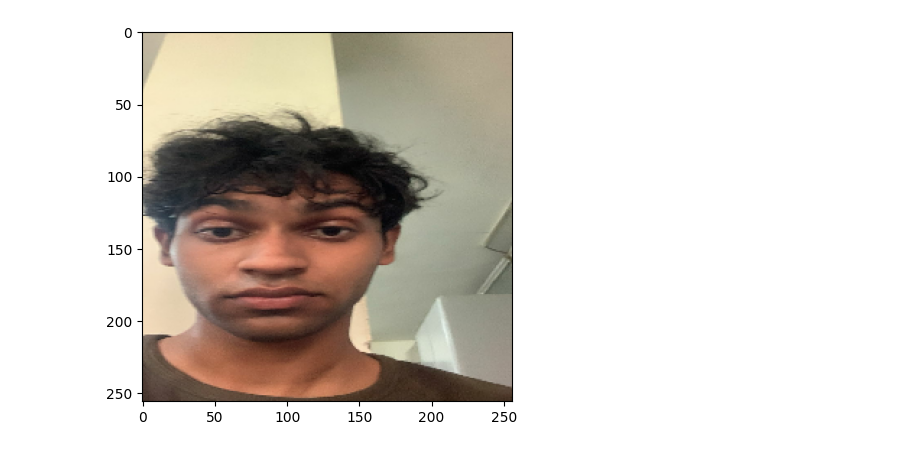
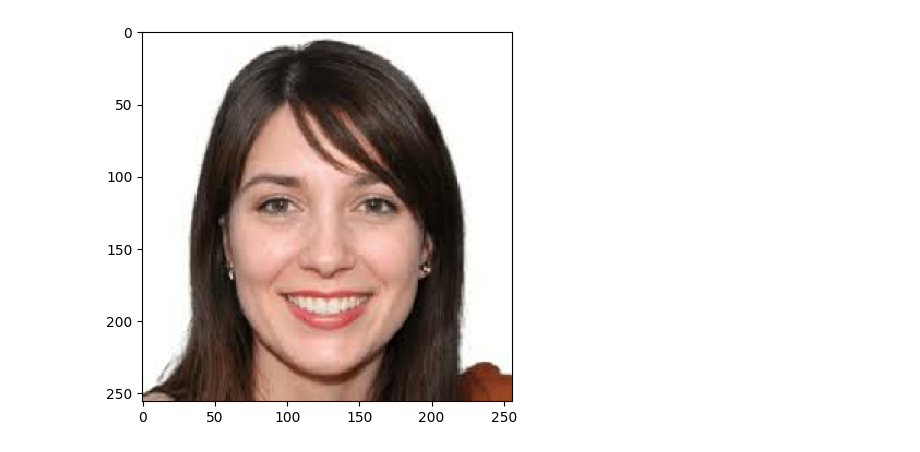
Before and after one commit to suhaaskarthik/comic-face-converter, a Jupyter notebook: comic_generation_w_image.ipynb, the cells around one changed output. Saved outputs shown, nothing was run; the diff lists cells and outputs as text; code cells hidden in the pictures.

```diff
--- a/comic_generation_w_image.ipynb
+++ b/comic_generation_w_image.ipynb
@@ -114,10 +114,10 @@ plt.axis('off')
 # %%
 import matplotlib.pyplot as plt
 import tensorflow as tf
-img = tf.io.read_file('/kaggle/input/faces5/faces5.jpg')
+img = tf.io.read_file('/kaggle/input/facess/face.jpeg')
 img = tf.image.decode_jpeg(img)
 original_img = tf.cast(tf.image.resize(img, [256, 256], method=tf.image.ResizeMethod.NEAREST_NEIGHBOR),dtype = tf.float32)
 plt.imshow(original_img/255.)
 plt.show()
 # %% [output]
-[figure, old version]
+[figure, new version]
```
Also changed, not shown: parts of 1 cell of this notebook.
